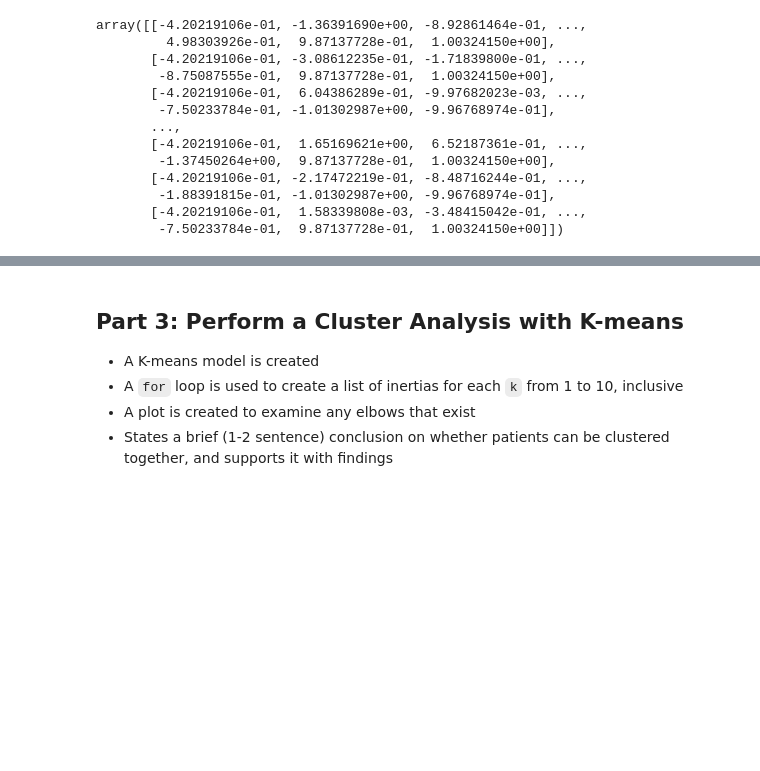
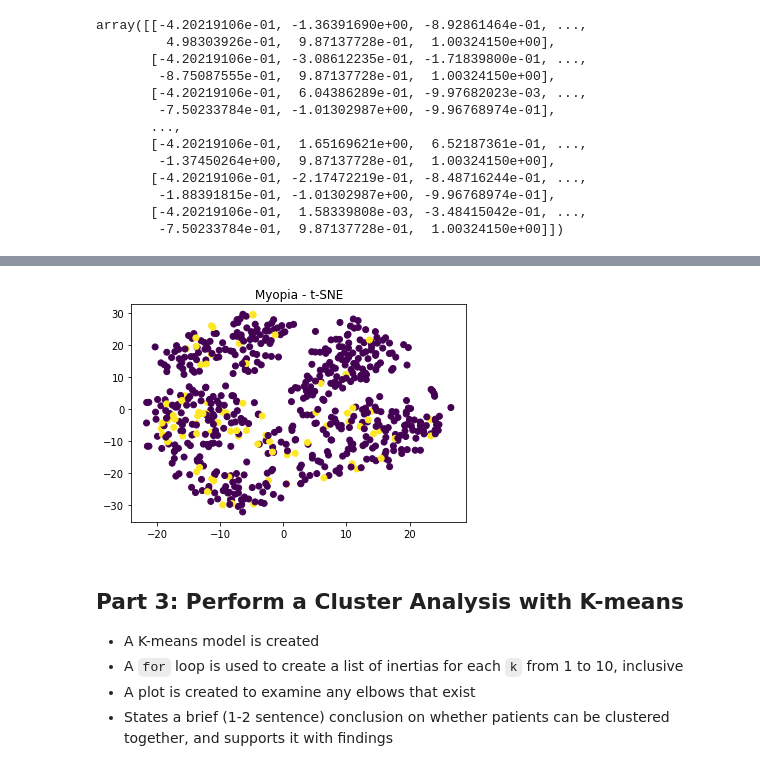
Before and after one commit to cheibergam/unsupervised-machine-learning-challenge, a Jupyter notebook: myopia.ipynb, the cells around one changed output, grey strips where cells are left out. Cells and saved outputs as stored; diff of their text form; code cells hidden in the pictures; blank space fills up the shorter version.

```diff
--- a/myopia.ipynb
+++ b/myopia.ipynb
@@ -35,5 +36,7 @@ print("Duplicated values: ", df.duplicated().sum().sum())
 Null values:  0
 Duplicated values:  0
 # %%
+# Getting the target class from the dataset to color the different clusters in the plot.
+labels = df['MYOPIC']
 # Removing the "MYOPIC" column from the dataset, since it is not needed for an unsupervised model
 df = df.drop('MYOPIC', axis=1)
@@ -68,3 +117,10 @@ array([[-4.20219106e-01, -1.36391690e+00, -8.92861464e-01, ...,
+# %%
+# Plotting the clusters - With colors
+plt.scatter(tsne_features[:,0], tsne_features[:,1], c=labels)
+plt.title('Myopia - t-SNE')
+plt.show()
+# %% [output]
+[figure, added]
 # %% [markdown]
 ## Part 3: Perform a Cluster Analysis with K-means
 
```
Also changed, not shown: parts of 14 cells of this notebook.
